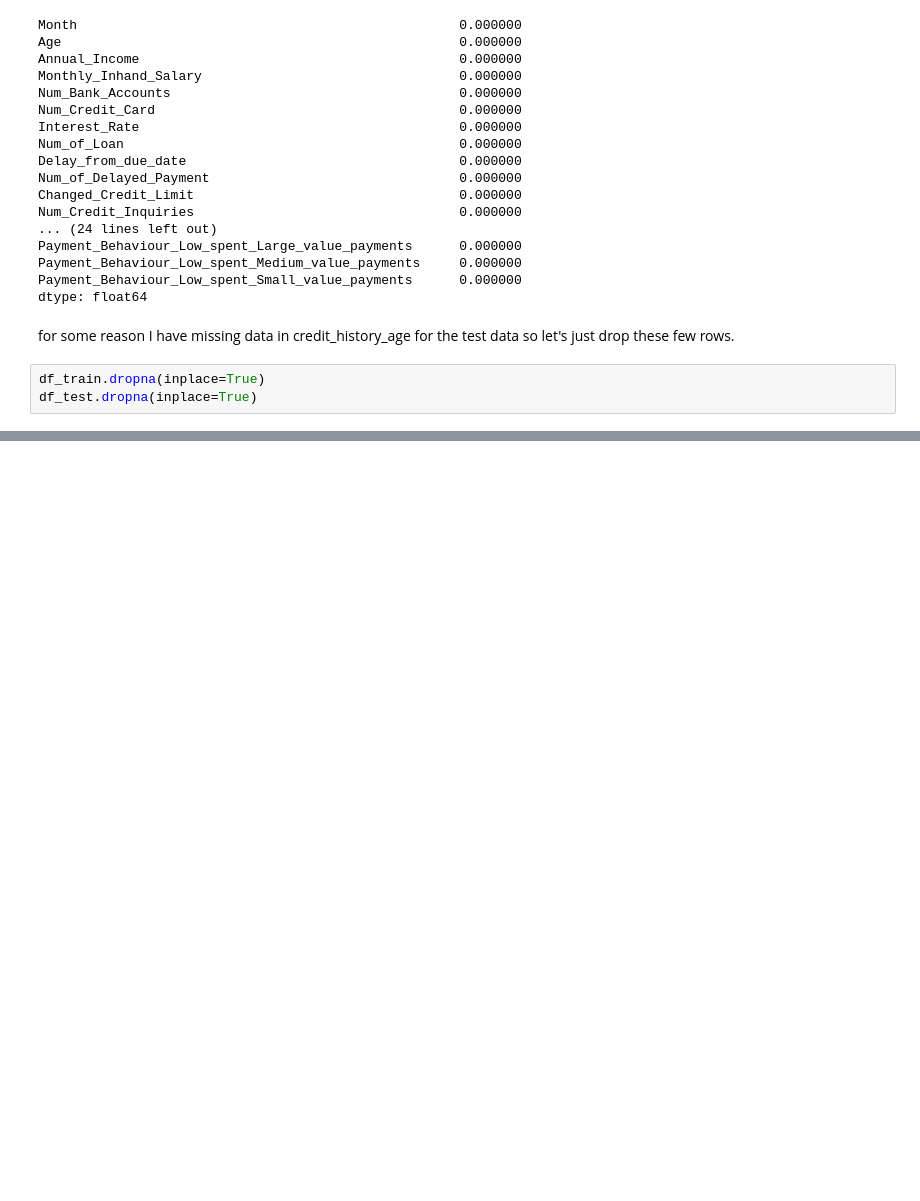
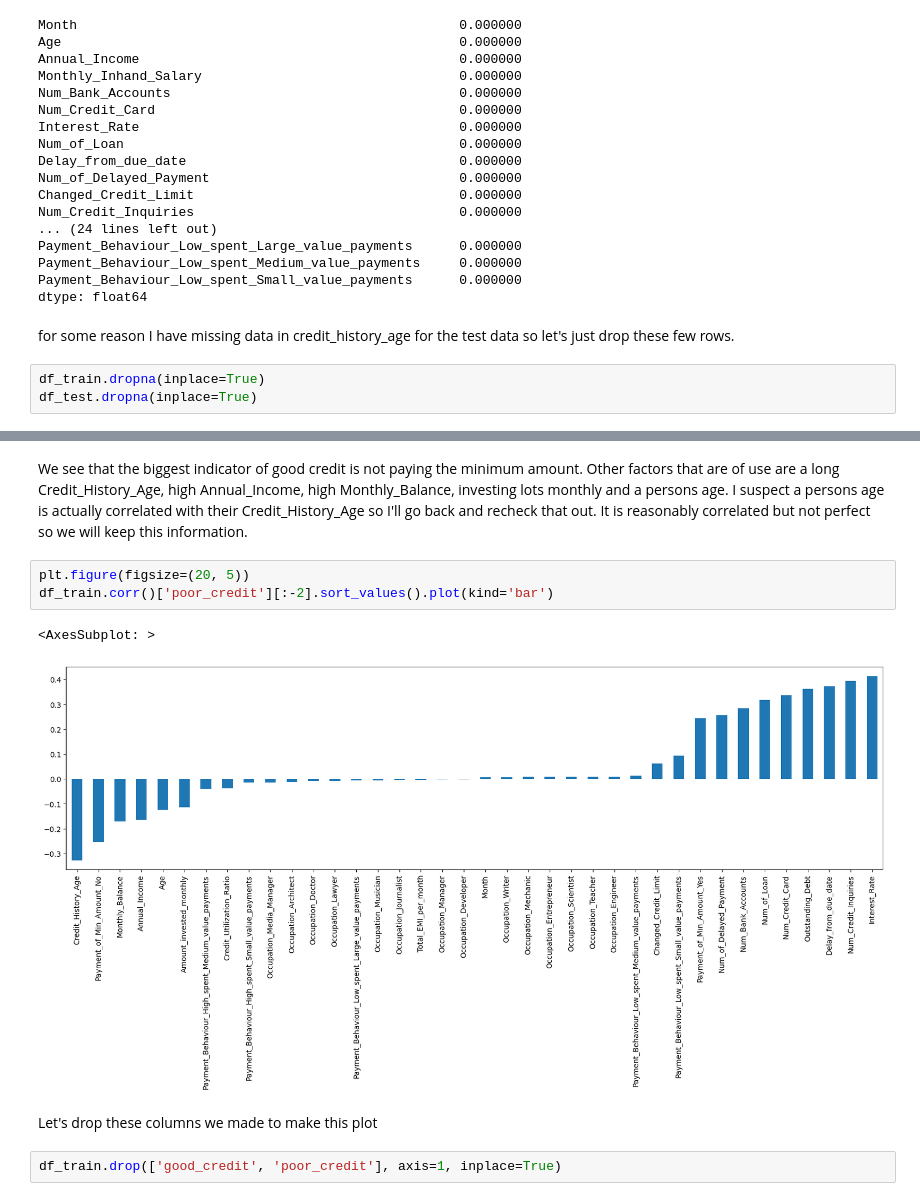
Before and after one commit to jackhenshaw/creditScore, a Jupyter notebook: credit_score.ipynb, the cells around one changed output, grey strips where cells are left out. Cells and saved outputs as stored; diff of their text form; blank space fills up the shorter version.

```diff
--- a/credit_score.ipynb
+++ b/credit_score.ipynb
@@ -1669,0 +1698,12 @@ df_test.dropna(inplace=True)
+# %% [markdown]
+We see that the biggest indicator of good credit is not paying the minimum amount. Other factors that are of use are a long Credit_History_Age, high Annual_Income, high Monthly_Balance, investing lots monthly and a persons age. I suspect a persons age is actually correlated with their Credit_History_Age so I'll go back and recheck that out. It is reasonably correlated but not perfect so we will keep this information.
+# %%
+plt.figure(figsize=(20, 5))
+df_train.corr()['poor_credit'][:-2].sort_values().plot(kind='bar')
+# %% [output]
+<AxesSubplot: >
+[figure, added]
+# %% [markdown]
+Let's drop these columns we made to make this plot
+# %%
+df_train.drop(['good_credit', 'poor_credit'], axis=1, inplace=True)
```
Also changed, not shown: parts of 8 cells of this notebook.
